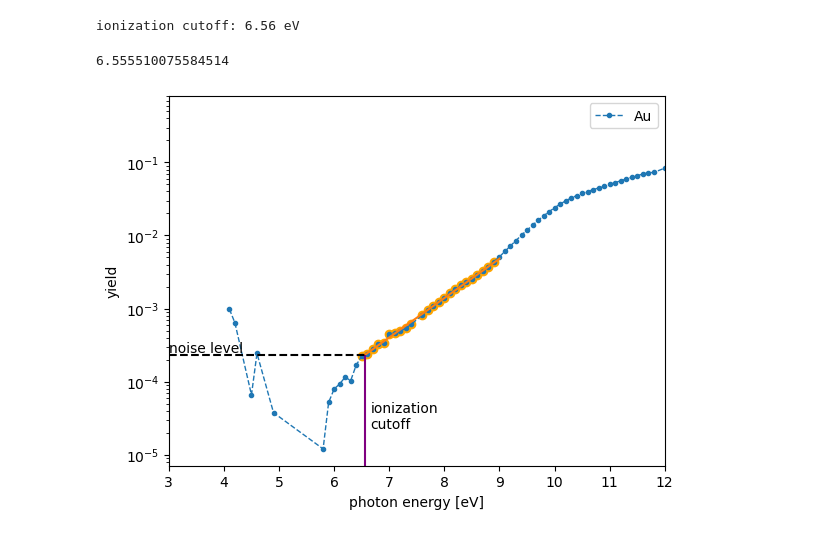
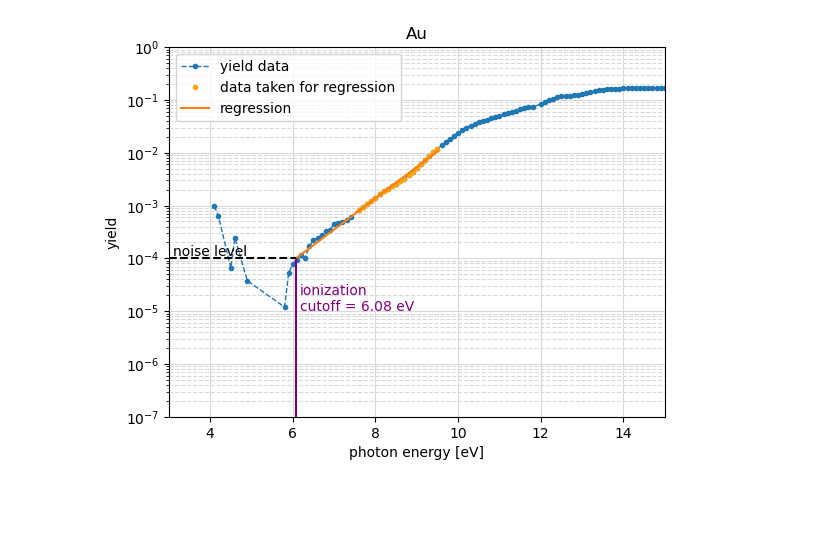
Before and after one commit to sebastiankalos/NYUAD_Elettra_Data_Analysis, a Jupyter notebook: ionization_limits.ipynb, the cells around one changed output. Cells and saved outputs as stored; diff of their text form; code cells hidden in the pictures; blank space fills up the shorter version.

Commit message:
added new plots

```diff
--- a/ionization_limits.ipynb
+++ b/ionization_limits.ipynb
@@ -78,6 +146,4 @@ def ion_cutoff(E_vals=list, TEY_vals=list,name=str,start_eV=float,stop_eV=float)
 # %%
-ion_cutoff(E_vals=Au_full_E, TEY_vals=Au_full_TEY,name='Au',start_eV=6.5,stop_eV=9)
+Au_ion_thresh,Au_E_NEW,Au_TEY_NEW = ion_cutoff(E_vals=Au_full_E, TEY_vals=Au_full_TEY,name='Au',stop_noise_eV=5.5,start_eV=7.5,stop_eV=9.5,noise_override=1e-4)
 # %% [output]
-ionization cutoff: 6.56 eV
-6.555510075584514
-[figure, old version]
+[figure, new version]
```
Also changed, not shown: parts of 33 cells of this notebook, 35 other files.
